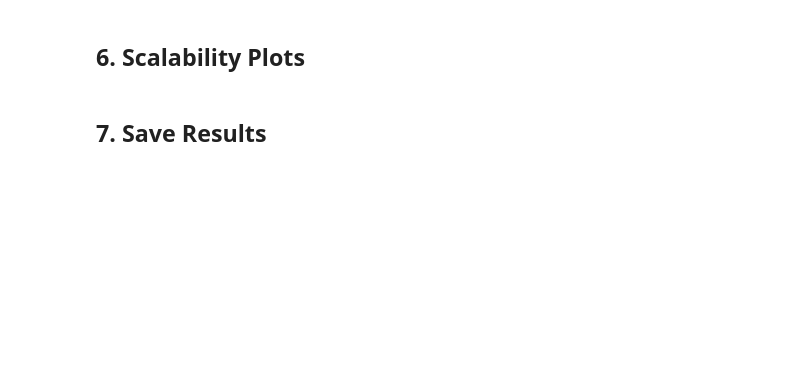
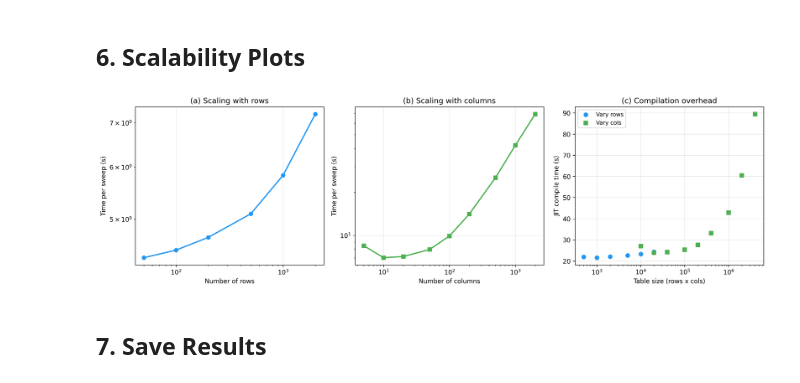
Before and after one commit to sambhal-labs/jaxcross, a Jupyter notebook: benchmarks/scalability_benchmark.ipynb, the cells around one changed output. Cells and saved outputs as stored; diff of their text form; code cells hidden in the pictures; blank space fills up the shorter version.

```diff
--- a/benchmarks/scalability_benchmark.ipynb
+++ b/benchmarks/scalability_benchmark.ipynb
@@ -310,6 +382,12 @@ ax.grid(True, alpha=0.3)
 plt.tight_layout()
 fig.savefig(results_dir / "scalability.png", dpi=300, bbox_inches="tight")
 plt.show()
+# %%
+from IPython.display import Image, display
+
+display(Image(filename=str(results_dir / "scalability.png")))
+# %% [output]
+[figure, added]
 # %% [markdown]
 ## 7. Save Results
 # %%
```
Also changed, not shown: parts of 9 cells of this notebook, 6 other files.
